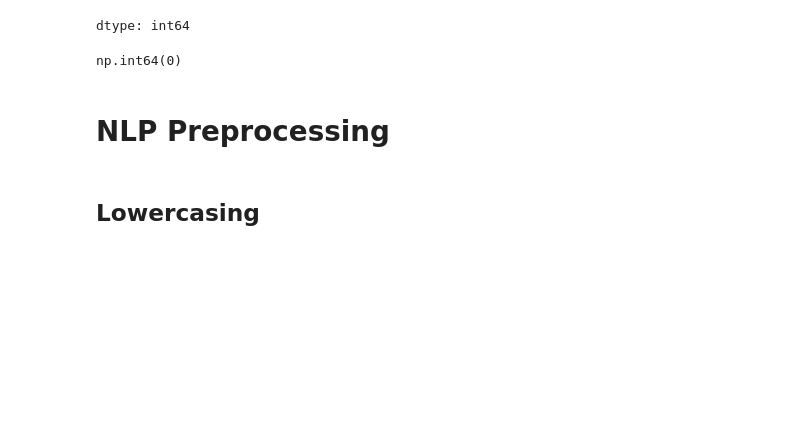
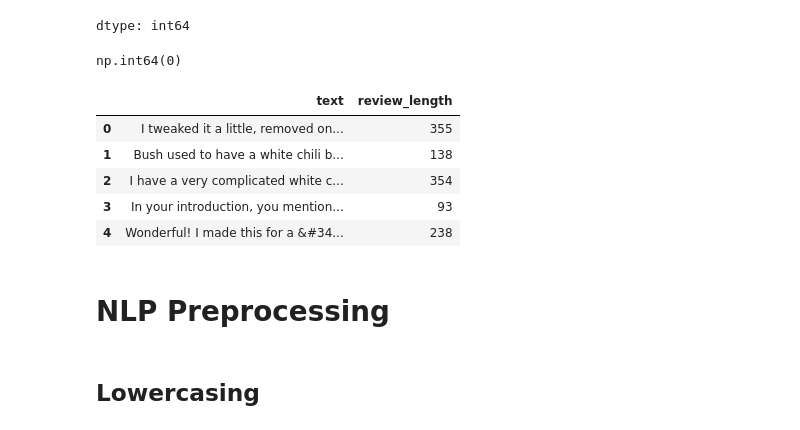
Before and after one commit to Rini43/NLP_Project_Receipe_Reviews_and_Feedback, a Jupyter notebook: NLP_Project.ipynb, the cells around one changed output. Cells and saved outputs as stored; diff of their text form; code cells hidden in the pictures; blank space fills up the shorter version.

```diff
--- a/NLP_Project.ipynb
+++ b/NLP_Project.ipynb
@@ -191,6 +191,18 @@ dtype: int64
 df_review.duplicated().sum()
 # %% [output]
 np.int64(0)
+# %%
+# Review Length Analysis
+
+df_review["review_length"] = df_review["text"].apply(len)
+df_review[["text", "review_length"]].head(5)
+# %% [output]
+|  | text | review_length |
+| 0 | I tweaked it a little, removed on... | 355 |
+| 1 | Bush used to have a white chili b... | 138 |
+| 2 | I have a very complicated white c... | 354 |
+| 3 | In your introduction, you mention... | 93 |
+| 4 | Wonderful! I made this for a &#34... | 238 |
 # %%
 # removing unwanted colums
 df_review.drop(columns = ['Unnamed: 0','recipe_number','recipe_code','comment_id','user_id','user_reputation','created_at','reply_count','best_score'],inplace = True)
```
Also changed, not shown: parts of 34 cells of this notebook.
